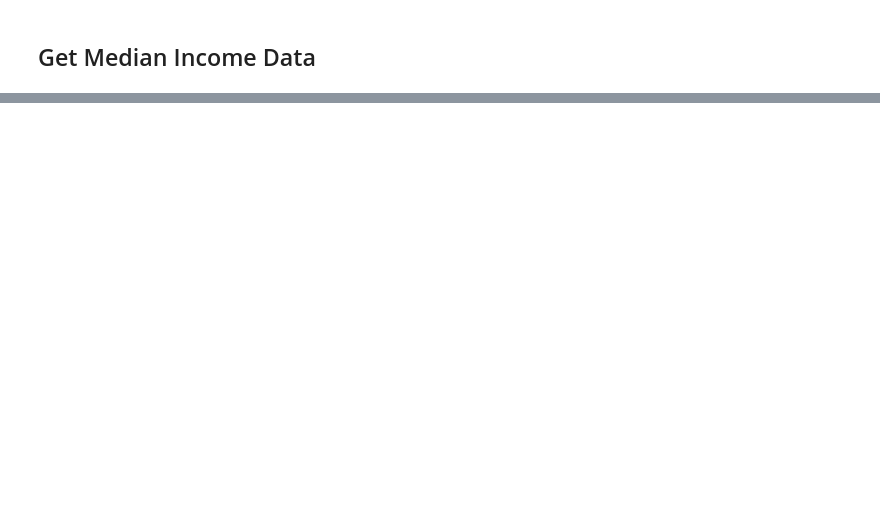
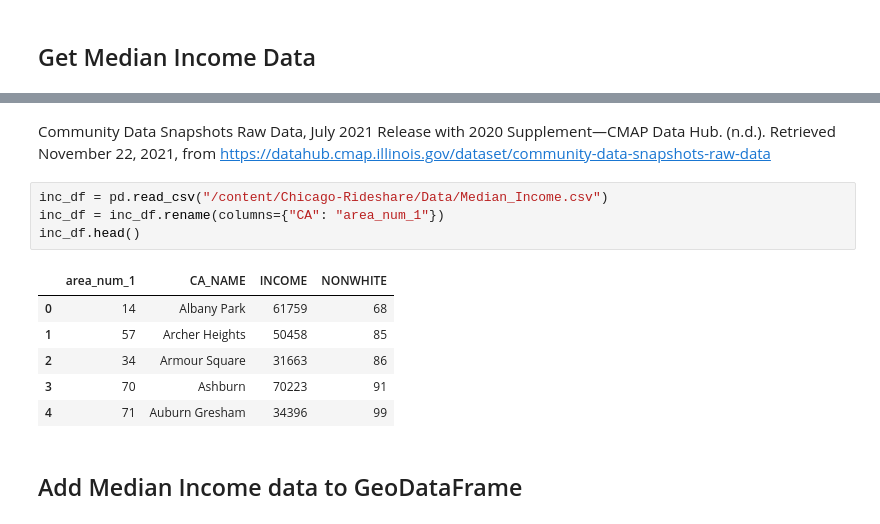
Before and after one commit to kirthi-b/Chicago-Rideshare, a Jupyter notebook: Assignment 3.ipynb, the cells around one changed output, grey strips where cells are left out. Drawn from its saved outputs; the diff is of its cells as text; blank space fills up the shorter version.

```diff
--- a/Assignment 3.ipynb
+++ b/Assignment 3.ipynb
@@ -115,0 +165,15 @@ WARNING:root:Requests made without an app_token will be subject to strict thrott
+# %% [markdown]
+Community Data Snapshots Raw Data, July 2021 Release with 2020 Supplement—CMAP Data Hub. (n.d.). Retrieved November 22, 2021, from https://datahub.cmap.illinois.gov/dataset/community-data-snapshots-raw-data
+# %%
+inc_df = pd.read_csv("/content/Chicago-Rideshare/Data/Median_Income.csv")
+inc_df = inc_df.rename(columns={"CA": "area_num_1"})
+inc_df.head()
+# %% [output]
+|  | area_num_1 | CA_NAME | INCOME | NONWHITE |
+| 0 | 14 | Albany Park | 61759 | 68 |
+| 1 | 57 | Archer Heights | 50458 | 85 |
+| 2 | 34 | Armour Square | 31663 | 86 |
+| 3 | 70 | Ashburn | 70223 | 91 |
+| 4 | 71 | Auburn Gresham | 34396 | 99 |
+# %% [markdown]
+## Add Median Income data to GeoDataFrame
```
Also changed, not shown: parts of 22 cells of this notebook, 1 other file.
